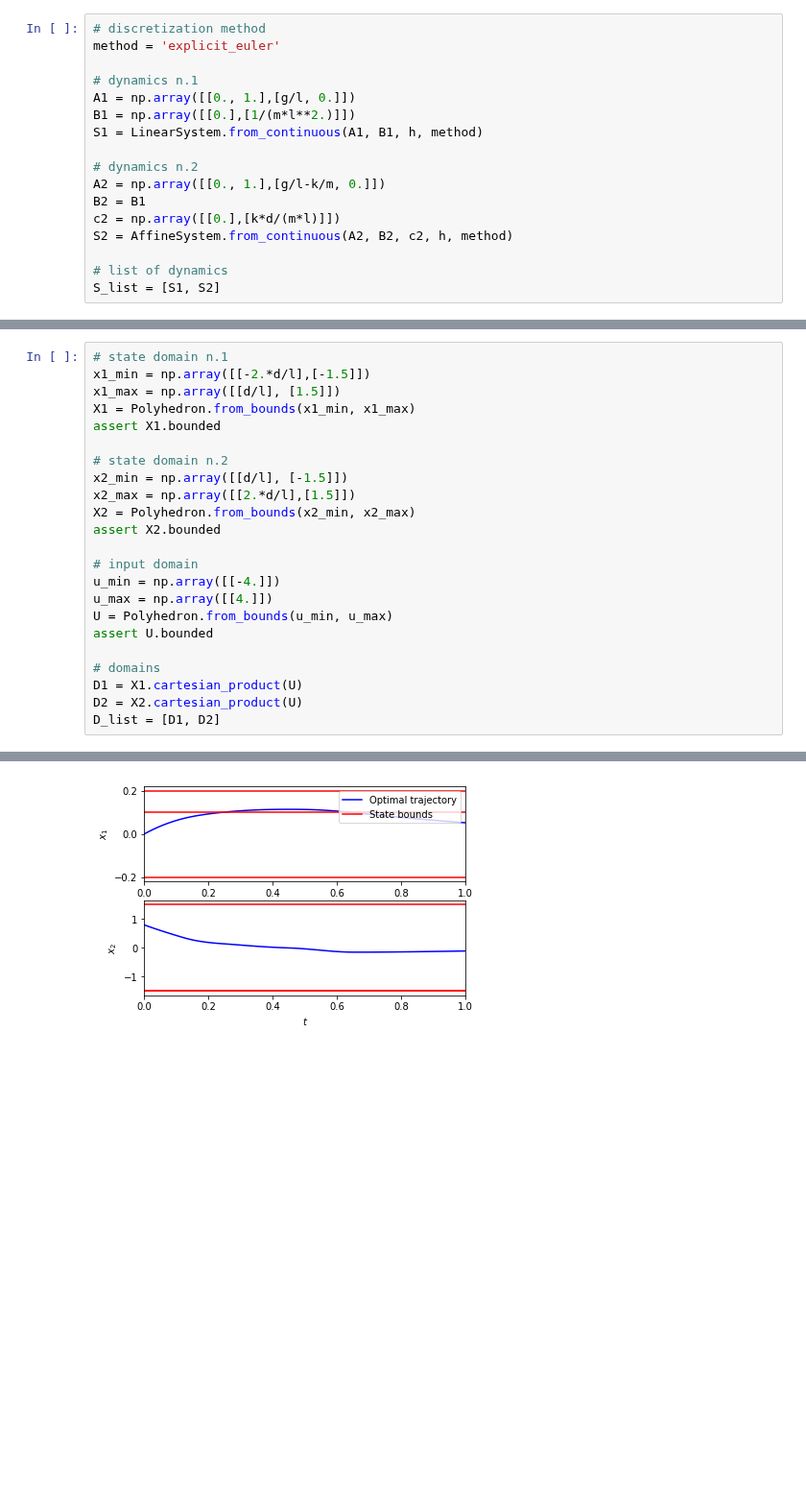
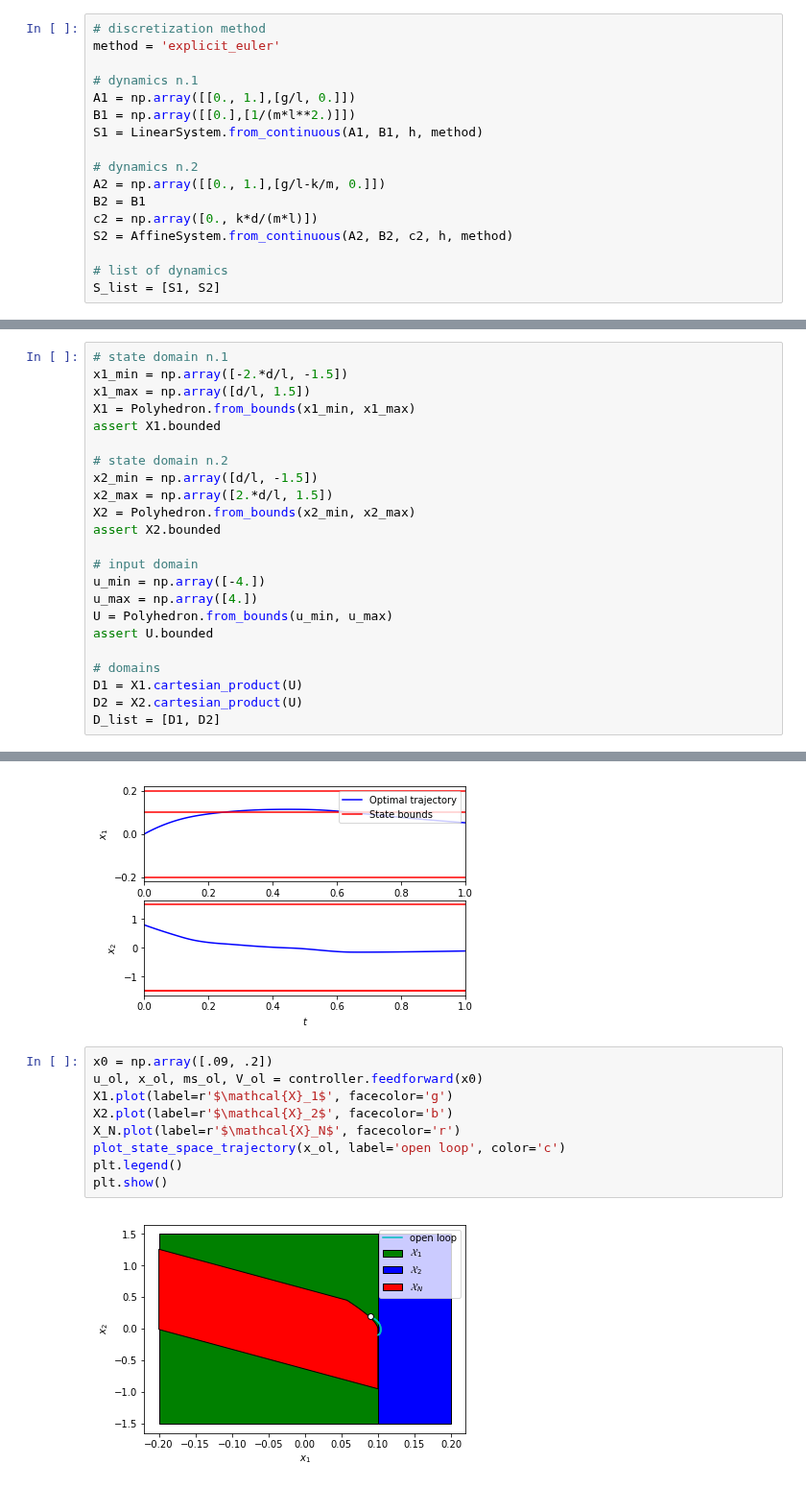
Before and after one commit to TobiaMarcucci/pympc, a Jupyter notebook: examples/hybrid_mpc.ipynb, the cells around one changed output, grey strips where cells are left out. Shown at 96% size. Drawn from its saved outputs; the diff is of its cells as text; blank space fills up the shorter version.

```diff
--- a/examples/hybrid_mpc.ipynb
+++ b/examples/hybrid_mpc.ipynb
@@ -111,7 +111,7 @@ S1 = LinearSystem.from_continuous(A1, B1, h, method)
 # dynamics n.2
 A2 = np.array([[0., 1.],[g/l-k/m, 0.]])
 B2 = B1
-c2 = np.array([[0.],[k*d/(m*l)]])
+c2 = np.array([0., k*d/(m*l)])
 S2 = AffineSystem.from_continuous(A2, B2, c2, h, method)
 
 # list of dynamics
@@ -120,20 +120,20 @@ S_list = [S1, S2]
 The domains of the PWA must be expressed as (bounded!) polyhedra
 # %%
 # state domain n.1
-x1_min = np.array([[-2.*d/l],[-1.5]])
-x1_max = np.array([[d/l], [1.5]])
+x1_min = np.array([-2.*d/l, -1.5])
+x1_max = np.array([d/l, 1.5])
 X1 = Polyhedron.from_bounds(x1_min, x1_max)
 assert X1.bounded
 
 # state domain n.2
-x2_min = np.array([[d/l], [-1.5]])
-x2_max = np.array([[2.*d/l],[1.5]])
+x2_min = np.array([d/l, -1.5])
+x2_max = np.array([2.*d/l, 1.5])
 X2 = Polyhedron.from_bounds(x2_min, x2_max)
 assert X2.bounded
 
 # input domain
-u_min = np.array([[-4.]])
-u_max = np.array([[4.]])
+u_min = np.array([-4.])
+u_max = np.array([4.])
 U = Polyhedron.from_bounds(u_min, u_max)
 assert U.bounded
 
@@ -201,3 +201,14 @@ plt.show()
 # %% [output]
 [figure]
 [figure]
+# %%
+x0 = np.array([.09, .2])
+u_ol, x_ol, ms_ol, V_ol = controller.feedforward(x0)
+X1.plot(label=r'$\mathcal{X}_1$', facecolor='g')
+X2.plot(label=r'$\mathcal{X}_2$', facecolor='b')
+X_N.plot(label=r'$\mathcal{X}_N$', facecolor='r')
+plot_state_space_trajectory(x_ol, label='open loop', color='c')
+plt.legend()
+plt.show()
+# %% [output]
+[figure, added]
```
Also changed, not shown: parts of 2 cells of this notebook, 2 other files.
